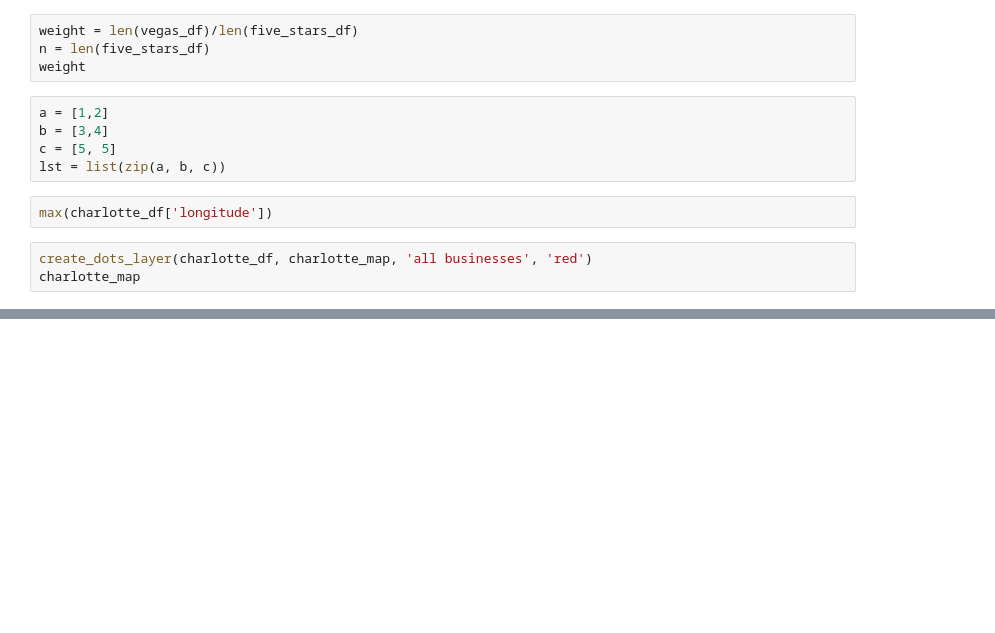
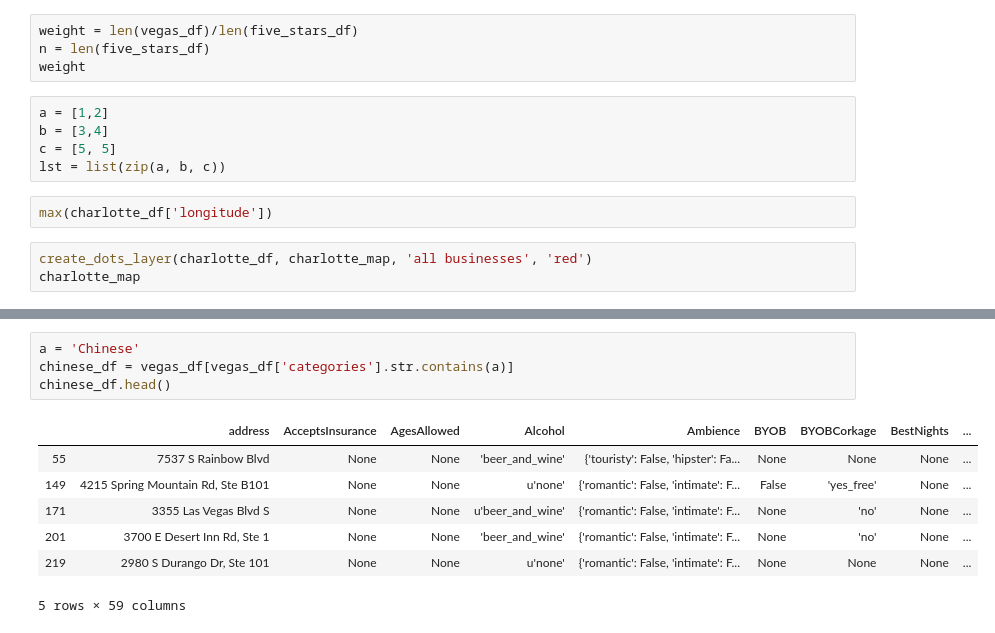
Before and after one commit to Laura-Kimble/Yelp-Reviews, a Jupyter notebook: notebooks/more_eda.ipynb, the cells around one changed output, grey strips where cells are left out. Cells and saved outputs as stored; diff of their text form; blank space fills up the shorter version.

```diff
--- a/notebooks/more_eda.ipynb
+++ b/notebooks/more_eda.ipynb
@@ -117,0 +156,12 @@ base_map
+# %%
+a = 'Chinese'
+chinese_df = vegas_df[vegas_df['categories'].str.contains(a)]
+chinese_df.head()
+# %% [output]
+|  | address | AcceptsInsurance | AgesAllowed | Alcohol | Ambience | BYOB | BYOBCorkage | BestNights | ... |
+| 55 | 7537 S Rainbow Blvd | None | None | 'beer_and_wine' | {'touristy': False, 'hipster': Fa... | None | None | None | ... |
+| 149 | 4215 Spring Mountain Rd, Ste B101 | None | None | u'none' | {'romantic': False, 'intimate': F... | False | 'yes_free' | None | ... |
+| 171 | 3355 Las Vegas Blvd S | None | None | u'beer_and_wine' | {'romantic': False, 'intimate': F... | None | 'no' | None | ... |
+| 201 | 3700 E Desert Inn Rd, Ste 1 | None | None | 'beer_and_wine' | {'romantic': False, 'intimate': F... | None | 'no' | None | ... |
+| 219 | 2980 S Durango Dr, Ste 101 | None | None | u'none' | {'romantic': False, 'intimate': F... | None | None | None | ... |
+5 rows × 59 columns
```
Also changed, not shown: parts of 8 cells of this notebook, 9 other files.
